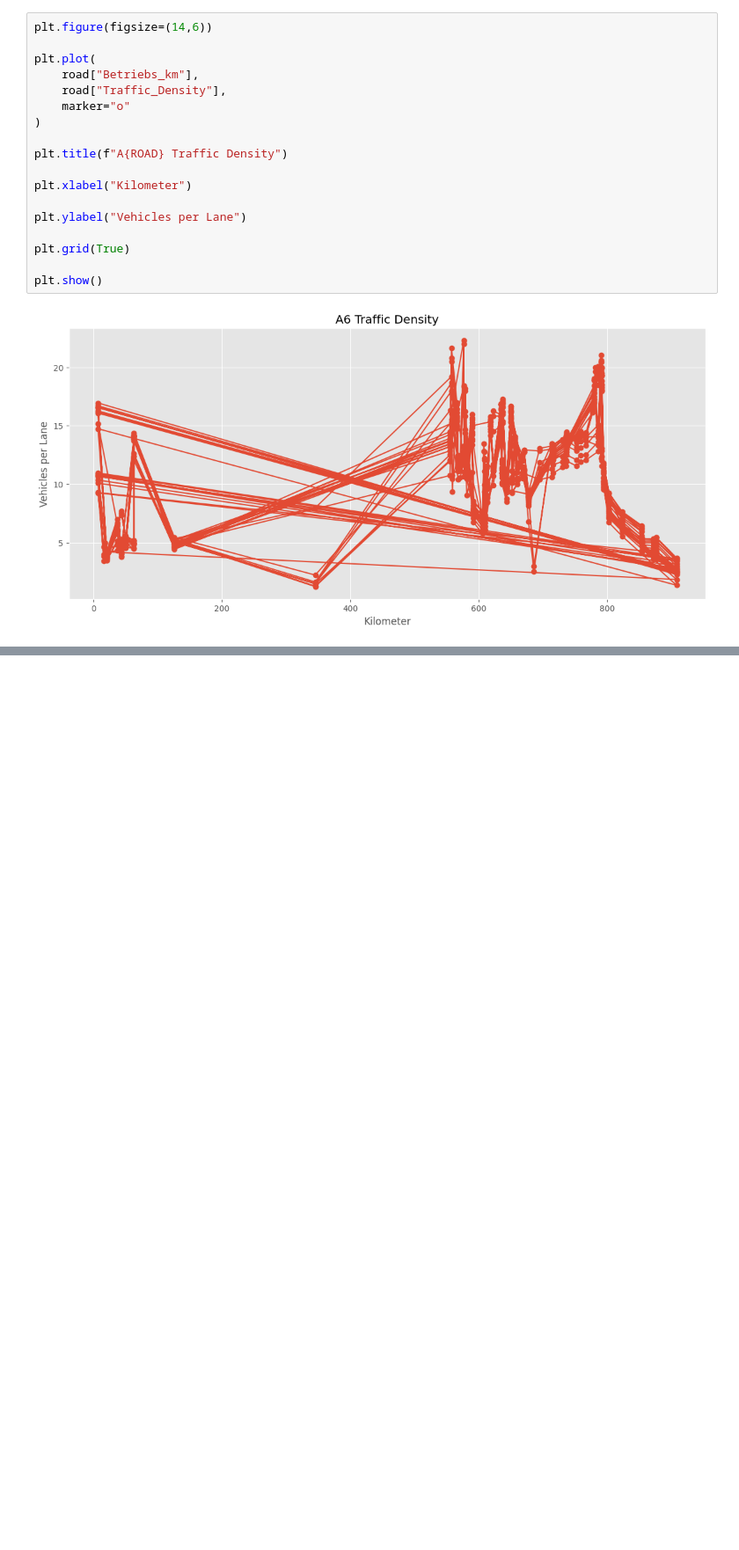
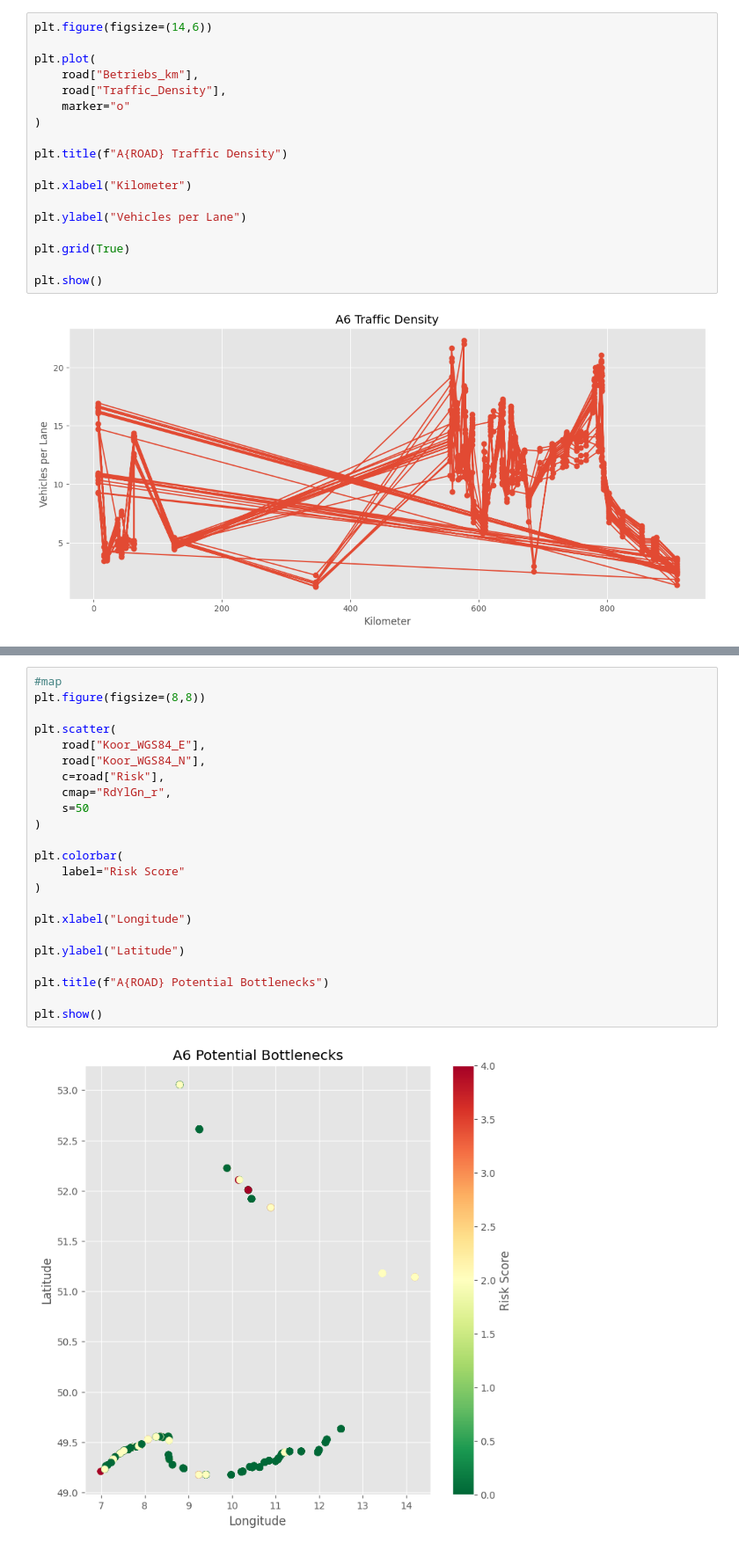
Before and after one commit to Vikhyathsai11/PRS-Project, a Jupyter notebook: notebook/05_Bottleneck_Detection.ipynb, the cells around one changed output, grey strips where cells are left out. Shown at 88% size. Saved outputs shown, nothing was run; the diff lists cells and outputs as text; blank space fills up the shorter version.

```diff
--- a/notebook/05_Bottleneck_Detection.ipynb
+++ b/notebook/05_Bottleneck_Detection.ipynb
@@ -74,0 +220,25 @@ plt.show()
+# %%
+#map
+plt.figure(figsize=(8,8))
+
+plt.scatter(
+    road["Koor_WGS84_E"],
+    road["Koor_WGS84_N"],
+    c=road["Risk"],
+    cmap="RdYlGn_r",
+    s=50
+)
+
+plt.colorbar(
+    label="Risk Score"
+)
+
+plt.xlabel("Longitude")
+
+plt.ylabel("Latitude")
+
+plt.title(f"A{ROAD} Potential Bottlenecks")
+
+plt.show()
+# %% [output]
+[figure, added]
```
Also changed, not shown: parts of 17 cells of this notebook.
